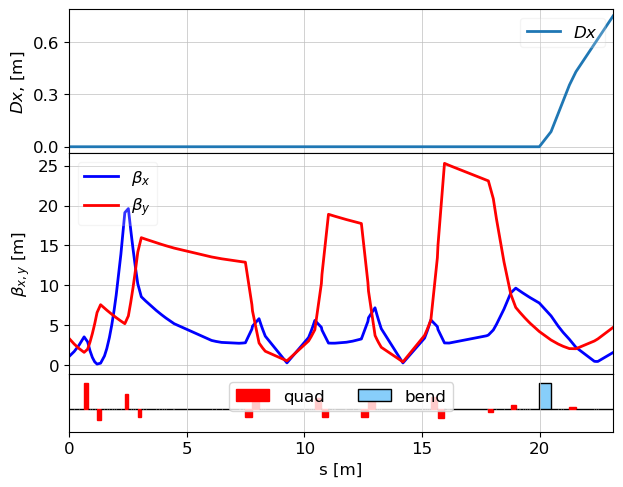
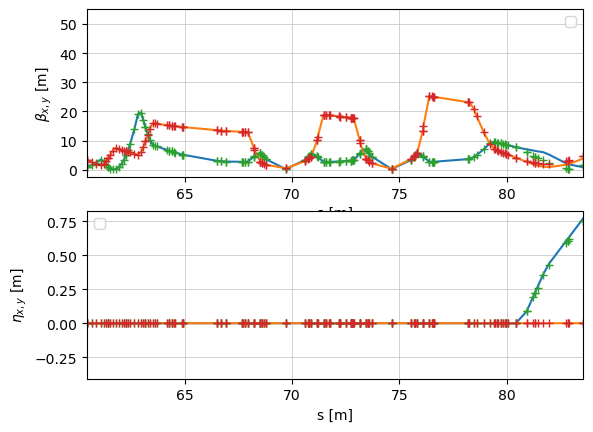
The change to this notebook cell's code, shown as a diff; its figure went from the first image to the second:
--- before
+++ after
@@ -1,2 +1,45 @@
-t = ocelot.twiss(oc['ocelot_lattice'],oc['ocelot_twiss0'])
-plot_opt_func(oc['ocelot_lattice'],t)
+elegant_twi = sdds.load("../Run/FEBE.twi")
+
+e_names = np.array(elegant_twi.getColumnValueList("ElementName"))
+e_s = np.array(elegant_twi.getColumnValueList("s"))
+e_betax = np.array(elegant_twi.getColumnValueList("betax"))
+e_betay = np.array(elegant_twi.getColumnValueList("betay"))
+e_etax = np.array(elegant_twi.getColumnValueList("etax"))
+e_etay = np.array(elegant_twi.getColumnValueList("etay"))
+
+e_idx0 = np.where(e_names == "CLA-FEA-SIM-DIP-04-END")[0] # TODO not sure about this offset 
+e_idxN = np.where(e_names == "CLA-FED-SIM-DUMP-01-START")[0]
+elegant_twi.getColumnValueList("ElementName")
+
+o_s = [] 
+o_betax = []
+o_betay = []
+o_Dx = []
+o_Dy = []
+
+for t in oc['ocelot_twiss'] :
+    o_s.append(t.s)
+    o_betax.append(t.beta_x)
+    o_betay.append(t.beta_y)
+    o_Dx.append(t.Dx)
+    o_Dy.append(t.Dy)
+
+plt.subplot(2,1,1)
+plt.plot(e_s, e_betax)
+plt.plot(e_s, e_betay)
+plt.plot(o_s + e_s[e_idx0] ,o_betax,"+")
+plt.plot(o_s + e_s[e_idx0] ,o_betay,"+")
+plt.xlabel("s [m]")
+plt.ylabel("$\\beta_{x,y}$ [m]");
+plt.xlim(e_s[e_idx0], e_s[e_idxN]);
+plt.legend()
+
+plt.subplot(2,1,2)
+plt.plot(e_s, e_etax)
+plt.plot(e_s, e_etay)
+plt.plot(o_s + e_s[e_idx0] ,o_Dx,"+")
+plt.plot(o_s + e_s[e_idx0] ,o_Dy,"+")
+plt.xlabel("s [m]")
+plt.ylabel("$\\eta_{x,y}$ [m]");
+plt.xlim(e_s[e_idx0], e_s[e_idxN]);
+plt.legend()

Commit: consistent plotting